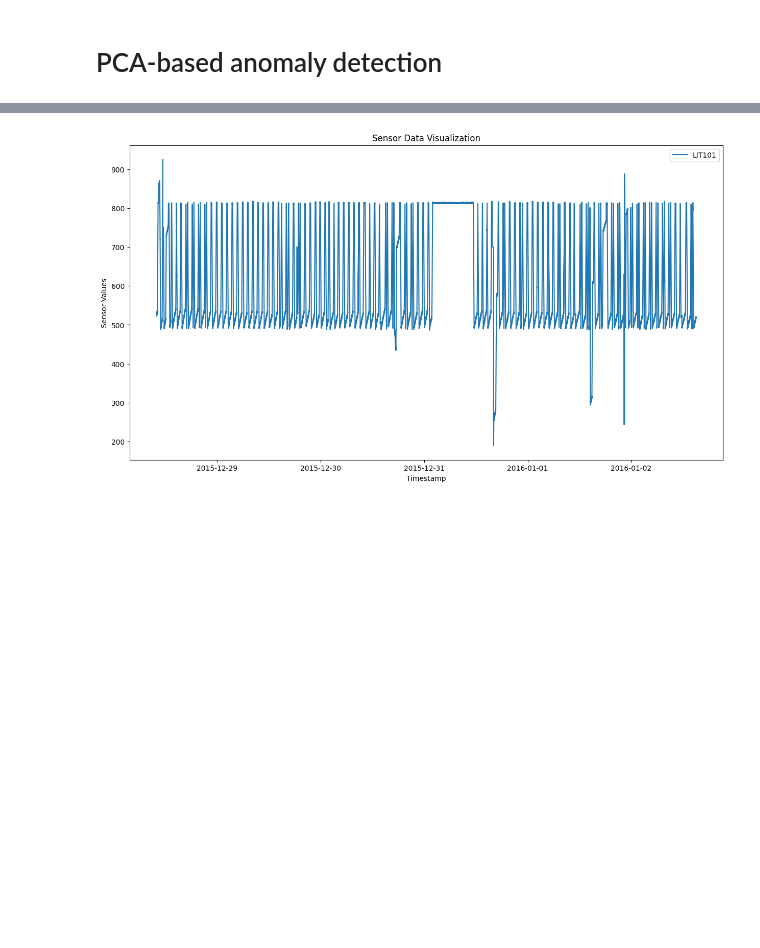
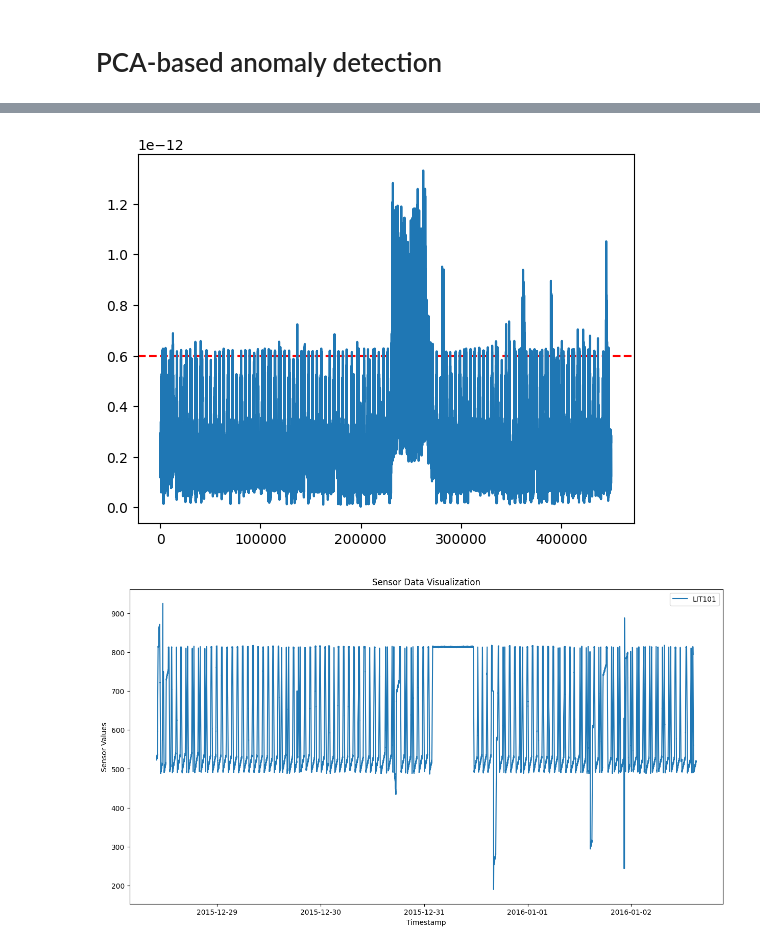
Before and after one commit to SirbayC/Anomaly-Detection-with-DTW-PCA, a Jupyter notebook: Anomaly Detection.ipynb, the cells around one changed output, grey strips where cells are left out. Cells and saved outputs as stored; diff of their text form; code cells hidden in the pictures; blank space fills up the shorter version.

```diff
--- a/Anomaly Detection.ipynb
+++ b/Anomaly Detection.ipynb
@@ -219,5 +219,8 @@ def plot_res(k):
     reconstructed_with_mean = pd.DataFrame(data=reconstructed_X.values + mean.values, columns=only_sensor_train_data.columns)
     diff = reconstructed_with_mean - only_sensor_train_data
     residuals = np.linalg.norm(diff, axis=1)
+    t=6e-13
+    plt.axhline(y=t, color='r', linestyle='--', label='Threshold')
     plt.plot(residuals)
     plt.show()
+    return residuals
@@ -241,3 +227,7 @@ for x in range(40):
+# %%
+residuals = plot_res(0)
+# %% [output]
+[figure, added]
 # %%
 visualize_sensor_data(test_data, sensors=['LIT101'])
 # %% [output]
```
Also changed, not shown: parts of 4 cells of this notebook.
